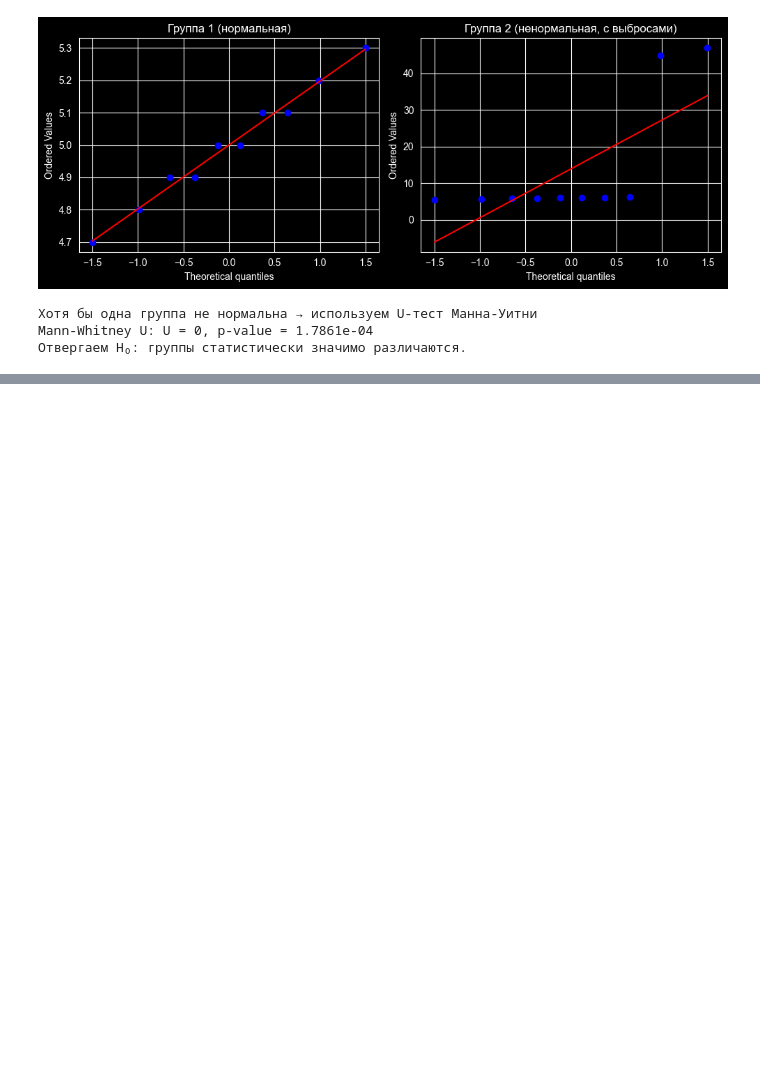
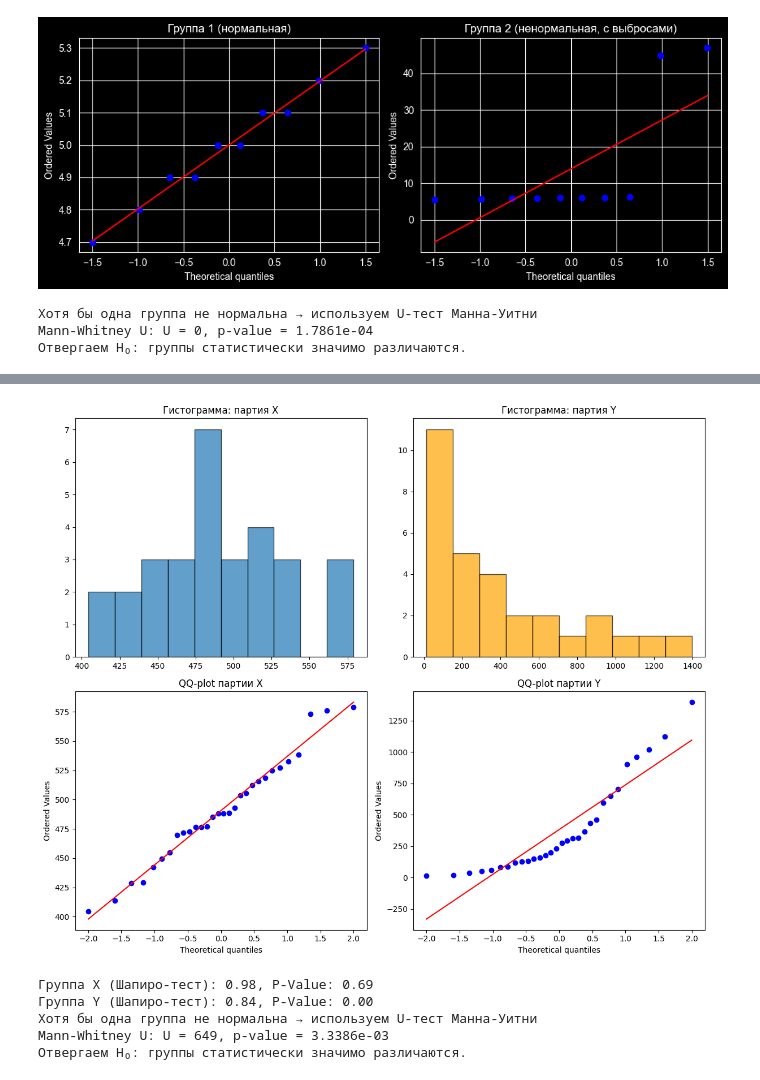
Before and after one commit to Arsenii-S7/Stats_Learning, a Jupyter notebook: Задачи.ipynb, the cells around one changed output, grey strips where cells are left out. Saved outputs shown, nothing was run; the diff lists cells and outputs as text; code cells hidden in the pictures; blank space fills up the shorter version.

```diff
--- a/Задачи.ipynb
+++ b/Задачи.ipynb
@@ -290,0 +363,58 @@ Mann-Whitney U: U = 0, p-value = 1.7861e-04
+# %%
+import numpy as np
+import matplotlib.pyplot as plt
+from scipy import stats
+
+np.random.seed(42)
+
+X = np.random.normal(loc = 500, scale = 50, size = 30)
+Y = np.random.exponential(scale = 400, size = 30)
+
+
+fig, axes = plt.subplots(2,2, figsize=(12,10))
+
+
+axes[0,0].hist(X, bins=10, alpha=0.7, edgecolor='black')
+axes[0,0].set_title('Гистограмма: партия X')
+axes[0,1].hist(Y, bins=10, alpha=0.7, edgecolor='black', color='orange')
+axes[0,1].set_title('Гистограмма: партия Y')
+
+
+
+stats.probplot(X, dist="norm", plot=axes[1,0])
+axes[1,0].set_title('QQ-plot партии X')
+stats.probplot(Y, dist="norm", plot=axes[1,1])
+axes[1,1].set_title('QQ-plot партии Y')
+
+plt.tight_layout()
+plt.show()
+
+Shapiro_X, p_valX = stats.shapiro(X)
+Shapiro_Y, p_valY = stats.shapiro(Y)
+
+print(f'Группа X (Шапиро-тест): {Shapiro_X:.2f}, P-Value: {p_valX:.2f}')
+print(f'Группа Y (Шапиро-тест): {Shapiro_Y:.2f}, P-Value: {p_valY:.2f}')
+
+alfa = 0.05
+if p_valX > alfa and p_valY > alfa:
+  print('Обе группы имеют нормальное распределение --> используем T-test')
+  t_test, p_val = stats.ttest_ind(X, Y, equal_var=False)
+  print(f"t-тест: t = {t_test:.4f}, p-value = {p_val:.4e}")
+else:
+  print('Хотя бы одна группа не нормальна → используем U-тест Манна-Уитни')
+  manna_test, p_val = stats.mannwhitneyu(X, Y, alternative='two-sided')
+  print(f"Mann-Whitney U: U = {manna_test:.0f}, p-value = {p_val:.4e}")
+
+
+
+if p_val < alfa:
+  print("Отвергаем H₀: группы статистически значимо различаются.")
+else:
+    print("Нет оснований отвергнуть H₀: различия не значимы.")
+# %% [output]
+[figure, added]
+Группа X (Шапиро-тест): 0.98, P-Value: 0.69
+Группа Y (Шапиро-тест): 0.84, P-Value: 0.00
+Хотя бы одна группа не нормальна → используем U-тест Манна-Уитни
+Mann-Whitney U: U = 649, p-value = 3.3386e-03
+Отвергаем H₀: группы статистически значимо различаются.
```
Also changed, not shown: parts of 5 cells of this notebook.
